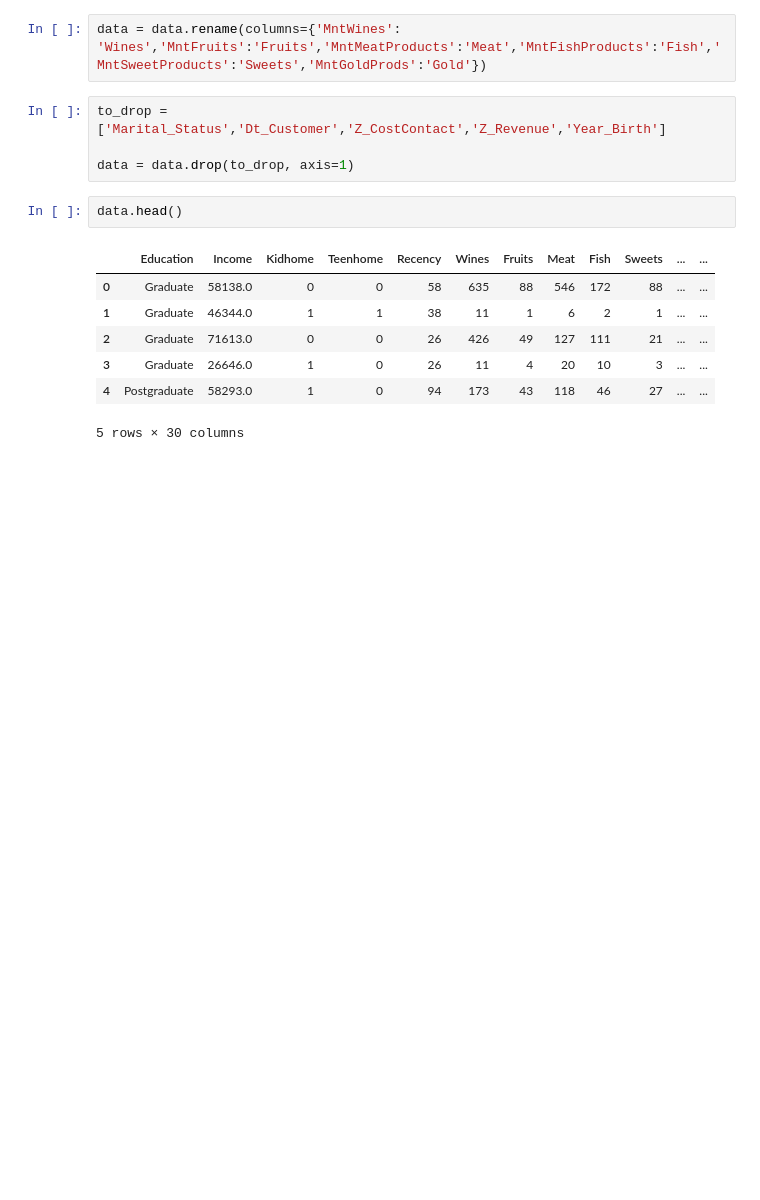
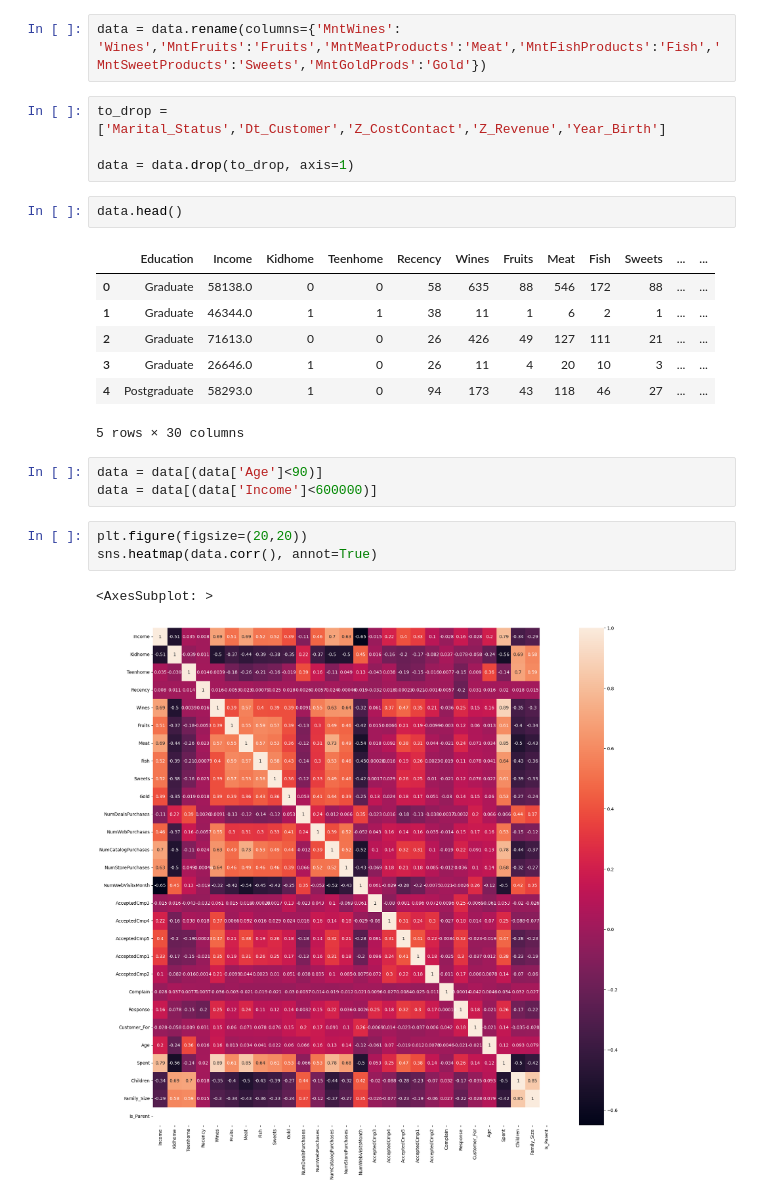
Before and after one commit to nadeap/Machine-Learning, a Jupyter notebook: Unsupervised-KMeans/customer_clustering.ipynb, the cells around one changed output. Drawn from its saved outputs; the diff is of its cells as text; blank space fills up the shorter version.

Commit message:
add corr

```diff
--- a/Unsupervised-KMeans/customer_clustering.ipynb
+++ b/Unsupervised-KMeans/customer_clustering.ipynb
@@ -163,3 +163,12 @@ data.head()
 | 3 | Graduate | 26646.0 | 1 | 0 | 26 | 11 | 4 | 20 | 10 | 3 | ... | ... |
 | 4 | Postgraduate | 58293.0 | 1 | 0 | 94 | 173 | 43 | 118 | 46 | 27 | ... | ... |
 5 rows × 30 columns
+# %%
+data = data[(data['Age']<90)]
+data = data[(data['Income']<600000)]
+# %%
+plt.figure(figsize=(20,20))
+sns.heatmap(data.corr(), annot=True)
+# %% [output]
+<AxesSubplot: >
+[figure, added]
```
